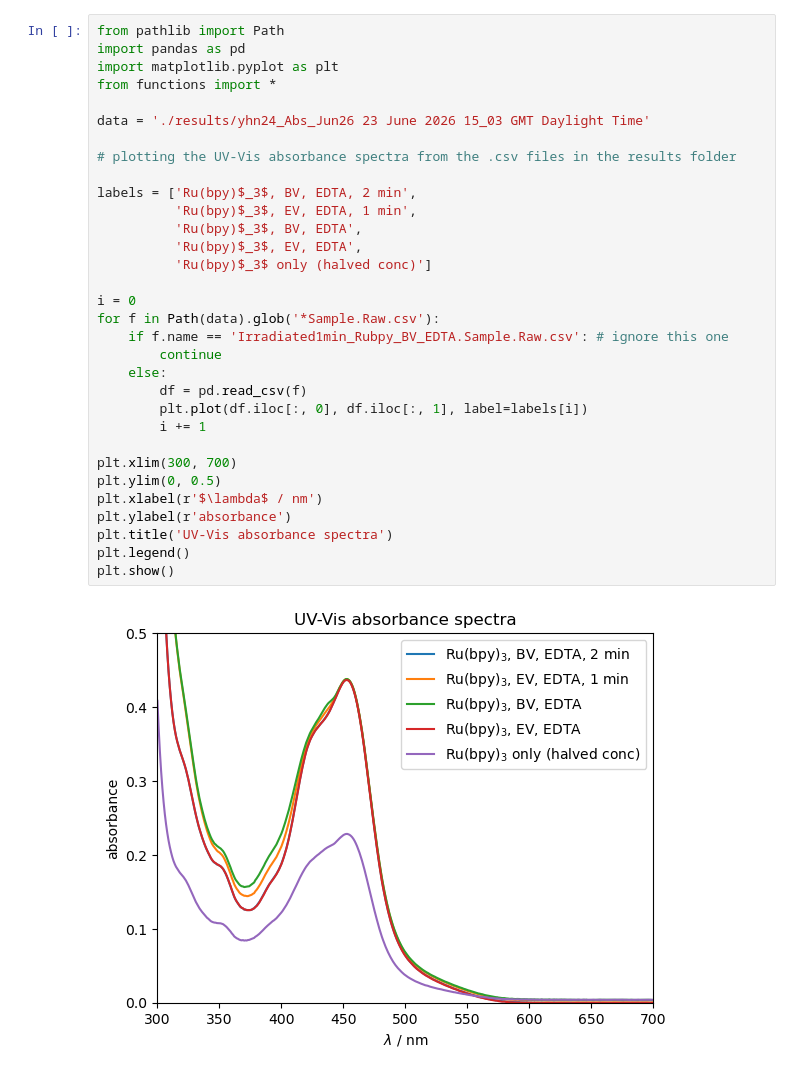
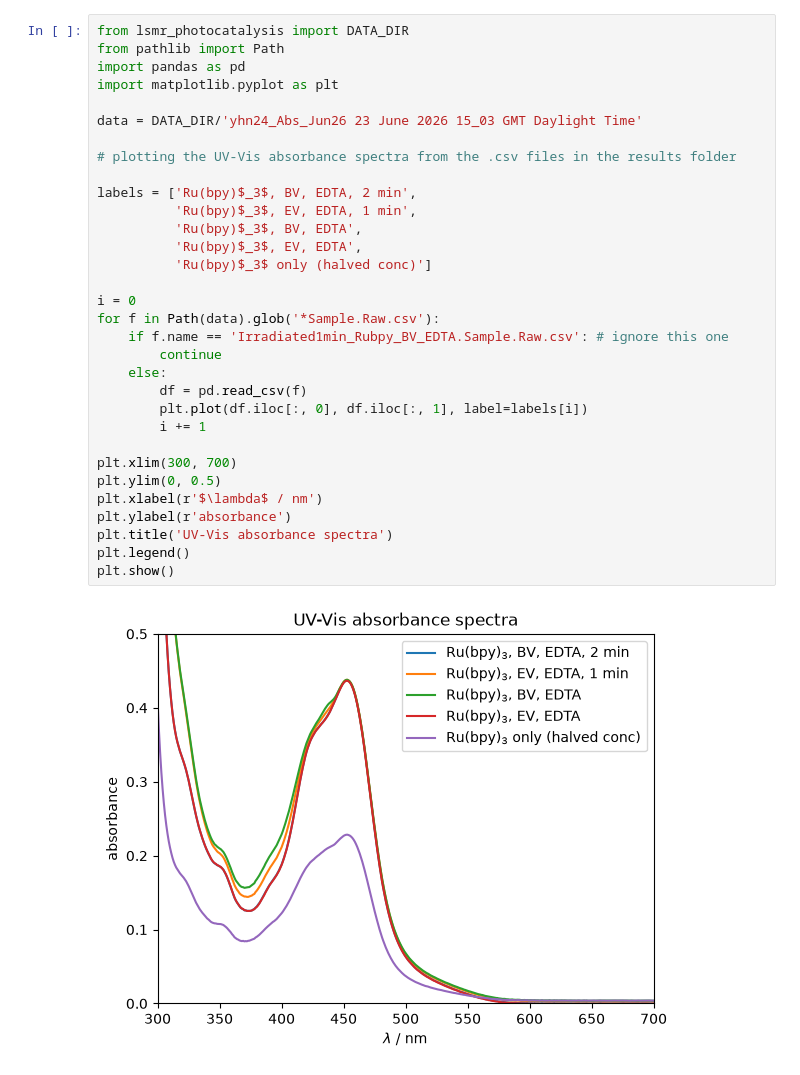
Before and after one commit to Cambridge-PAM/lsmr-photocatalysis, a Jupyter notebook: notebooks/rubpy/260623_uv_vis_test.ipynb, the cells around one changed output. Cells and saved outputs as stored; diff of their text form.

```diff
--- a/notebooks/rubpy/260623_uv_vis_test.ipynb
+++ b/notebooks/rubpy/260623_uv_vis_test.ipynb
@@ -1,36 +1,36 @@
 # %%
+from lsmr_photocatalysis import DATA_DIR
 from pathlib import Path
 import pandas as pd
 import matplotlib.pyplot as plt
-from functions import *
 
-data = './results/yhn24_Abs_Jun26 23 June 2026 15_03 GMT Daylight Time'
+data = DATA_DIR/'yhn24_Abs_Jun26 23 June 2026 15_03 GMT Daylight Time'
 
 # plotting the UV-Vis absorbance spectra from the .csv files in the results folder
 
 labels = ['Ru(bpy)$_3$, BV, EDTA, 2 min',
           'Ru(bpy)$_3$, EV, EDTA, 1 min',
           'Ru(bpy)$_3$, BV, EDTA',
           'Ru(bpy)$_3$, EV, EDTA',
           'Ru(bpy)$_3$ only (halved conc)']
 
 i = 0
 for f in Path(data).glob('*Sample.Raw.csv'):
     if f.name == 'Irradiated1min_Rubpy_BV_EDTA.Sample.Raw.csv': # ignore this one
         continue
     else:
         df = pd.read_csv(f)
         plt.plot(df.iloc[:, 0], df.iloc[:, 1], label=labels[i])
         i += 1
 
 plt.xlim(300, 700)
 plt.ylim(0, 0.5)
 plt.xlabel(r'$\lambda$ / nm')
 plt.ylabel(r'absorbance')
 plt.title('UV-Vis absorbance spectra')
 plt.legend()
 plt.show()
 # %% [output]
-[figure, old version]
+[figure, new version]
 # %%
 # find the extinction coefficient for the Ru(bpy)3 only sample in 1 cm cuvette
```
Also changed, not shown: parts of 2 cells of this notebook.
